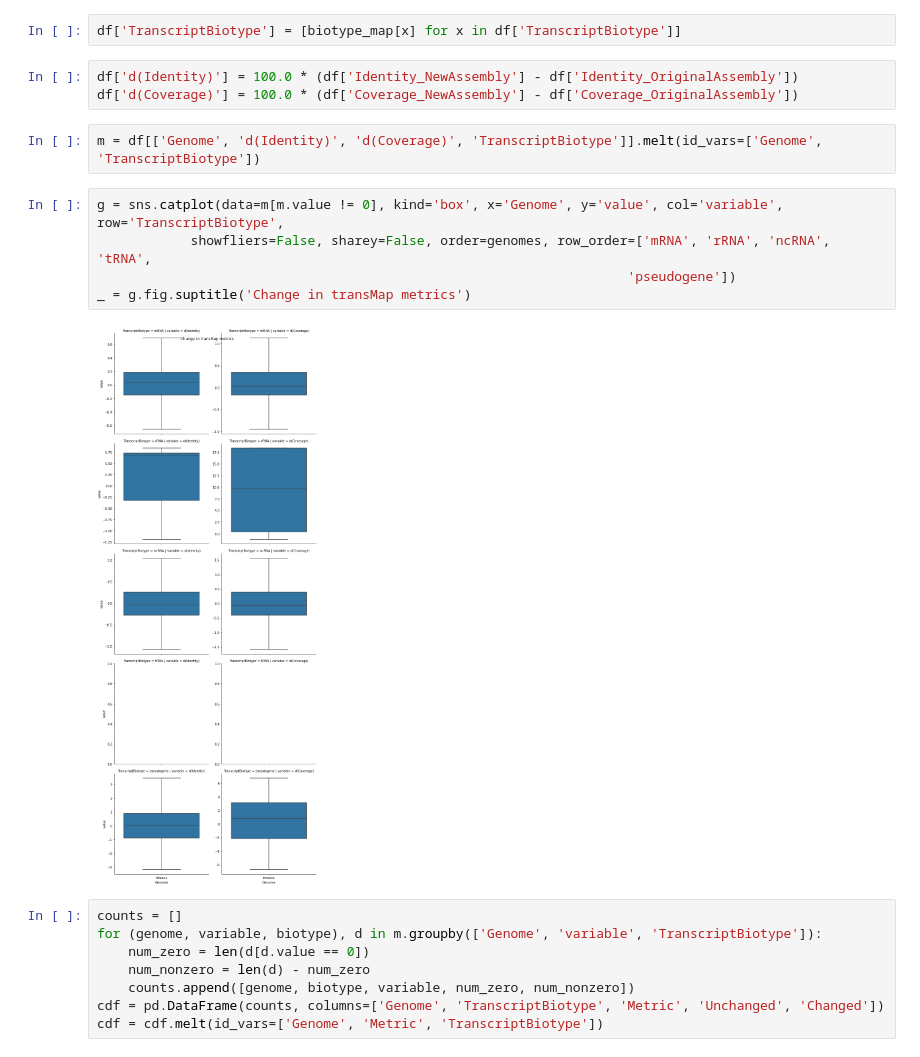
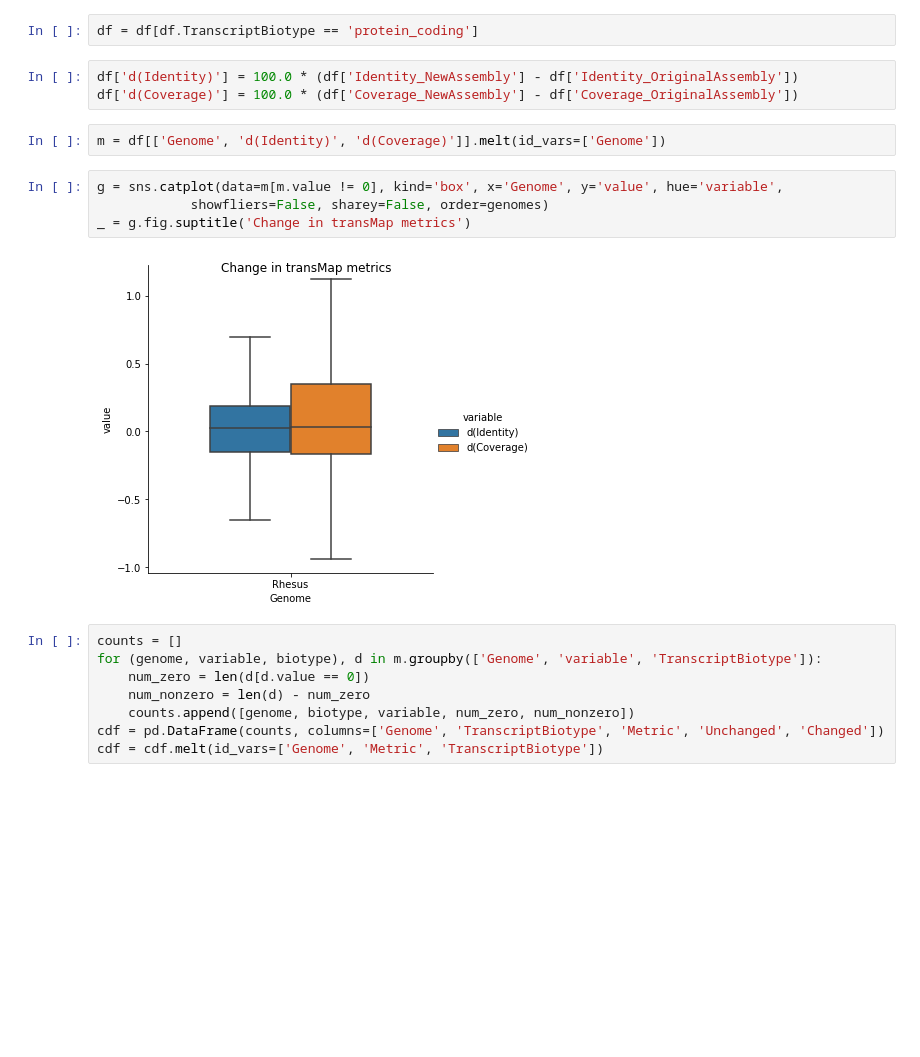
Before and after one commit to UCSantaCruzComputationalGenomicsLab/primates-2020, a Jupyter notebook: notebooks/compare_old_assemblies-rhesus-only.ipynb, the cells around one changed output. Saved outputs shown, nothing was run; the diff lists cells and outputs as text; blank space fills up the shorter version.

```diff
--- a/notebooks/compare_old_assemblies-rhesus-only.ipynb
+++ b/notebooks/compare_old_assemblies-rhesus-only.ipynb
@@ -92,19 +31,18 @@ biotype_map = {
 # %%
 df = df.merge(ref_df[['TranscriptId', 'TranscriptBiotype']], on='TranscriptId')
-# %%
-df['TranscriptBiotype'] = [biotype_map[x] for x in df['TranscriptBiotype']]
+# %%
+df = df[df.TranscriptBiotype == 'protein_coding']
 # %%
 df['d(Identity)'] = 100.0 * (df['Identity_NewAssembly'] - df['Identity_OriginalAssembly'])
 df['d(Coverage)'] = 100.0 * (df['Coverage_NewAssembly'] - df['Coverage_OriginalAssembly'])
 # %%
-m = df[['Genome', 'd(Identity)', 'd(Coverage)', 'TranscriptBiotype']].melt(id_vars=['Genome', 'TranscriptBiotype'])
+m = df[['Genome', 'd(Identity)', 'd(Coverage)']].melt(id_vars=['Genome'])
 # %%
-g = sns.catplot(data=m[m.value != 0], kind='box', x='Genome', y='value', col='variable', row='TranscriptBiotype',
-            showfliers=False, sharey=False, order=genomes, row_order=['mRNA', 'rRNA', 'ncRNA', 'tRNA',
-                                                                    'pseudogene'])
+g = sns.catplot(data=m[m.value != 0], kind='box', x='Genome', y='value', hue='variable',
+            showfliers=False, sharey=False, order=genomes)
 _ = g.fig.suptitle('Change in transMap metrics')
 # %% [output]
-[figure, old version]
+[figure, new version]
 # %%
 counts = []
 for (genome, variable, biotype), d in m.groupby(['Genome', 'variable', 'TranscriptBiotype']):
```
Also changed, not shown: parts of 1 cell of this notebook, 10 other files.
